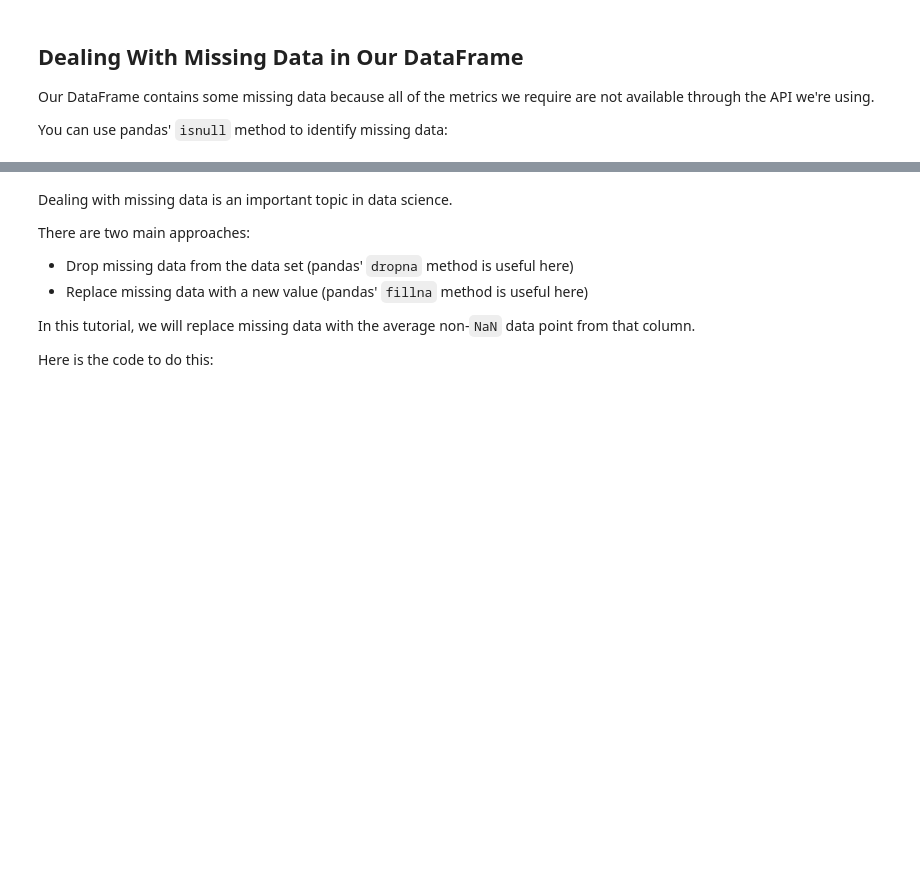
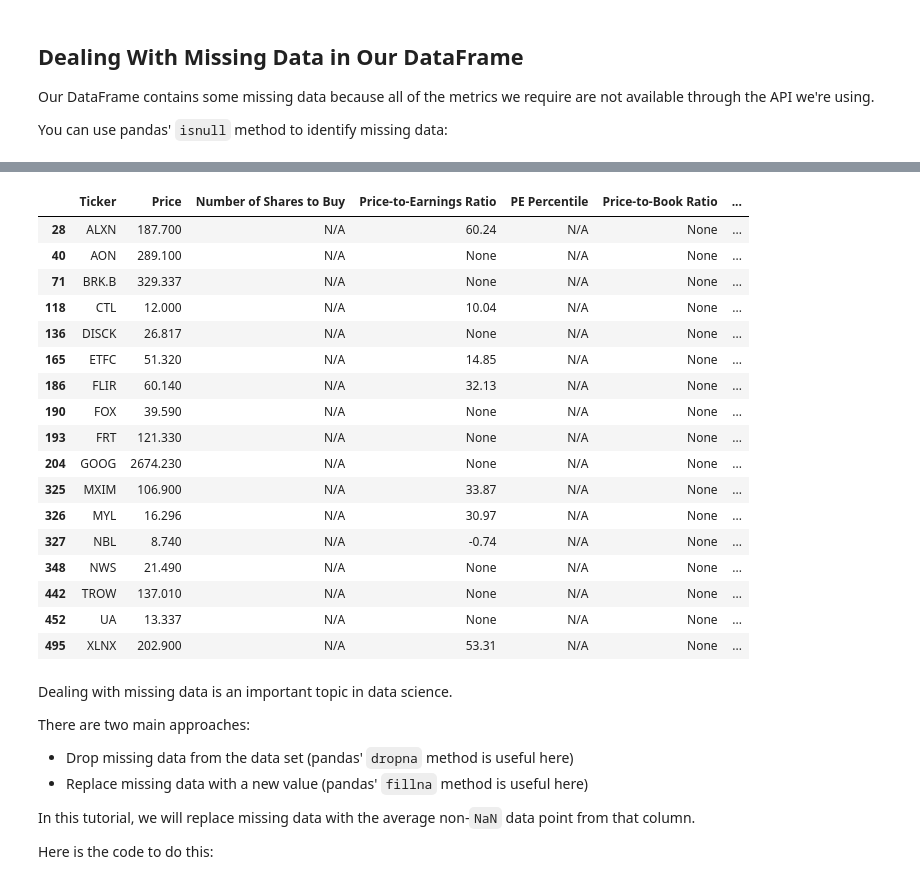
Before and after one commit to KamilWilczek/Learning_Path, a Jupyter notebook: Algotrading/Algorithmic_Trading_Using_Python/003_quantitative_value_strategy_.ipynb, the cells around one changed output, grey strips where cells are left out. Saved outputs shown, nothing was run; the diff lists cells and outputs as text; code cells hidden in the pictures; blank space fills up the shorter version.

```diff
--- a/Algotrading/Algorithmic_Trading_Using_Python/003_quantitative_value_strategy_.ipynb
+++ b/Algotrading/Algorithmic_Trading_Using_Python/003_quantitative_value_strategy_.ipynb
@@ -347,3 +358,24 @@ You can use pandas' `isnull` method to identify missing data:
+# %%
+rv_dataframe[rv_dataframe.isnull().any(axis=1)]
+# %% [output]
+|  | Ticker | Price | Number of Shares to Buy | Price-to-Earnings Ratio | PE Percentile | Price-to-Book Ratio | ... |
+| 28 | ALXN | 187.700 | N/A | 60.24 | N/A | None | ... |
+| 40 | AON | 289.100 | N/A | None | N/A | None | ... |
+| 71 | BRK.B | 329.337 | N/A | None | N/A | None | ... |
+| 118 | CTL | 12.000 | N/A | 10.04 | N/A | None | ... |
+| 136 | DISCK | 26.817 | N/A | None | N/A | None | ... |
+| 165 | ETFC | 51.320 | N/A | 14.85 | N/A | None | ... |
+| 186 | FLIR | 60.140 | N/A | 32.13 | N/A | None | ... |
+| 190 | FOX | 39.590 | N/A | None | N/A | None | ... |
+| 193 | FRT | 121.330 | N/A | None | N/A | None | ... |
+| 204 | GOOG | 2674.230 | N/A | None | N/A | None | ... |
+| 325 | MXIM | 106.900 | N/A | 33.87 | N/A | None | ... |
+| 326 | MYL | 16.296 | N/A | 30.97 | N/A | None | ... |
+| 327 | NBL | 8.740 | N/A | -0.74 | N/A | None | ... |
+| 348 | NWS | 21.490 | N/A | None | N/A | None | ... |
+| 442 | TROW | 137.010 | N/A | None | N/A | None | ... |
+| 452 | UA | 13.337 | N/A | None | N/A | None | ... |
+| 495 | XLNX | 202.900 | N/A | 53.31 | N/A | None | ... |
 # %% [markdown]
 Dealing with missing data is an important topic in data science.
 
```
Also changed, not shown: parts of 27 cells of this notebook, 1 other file.
